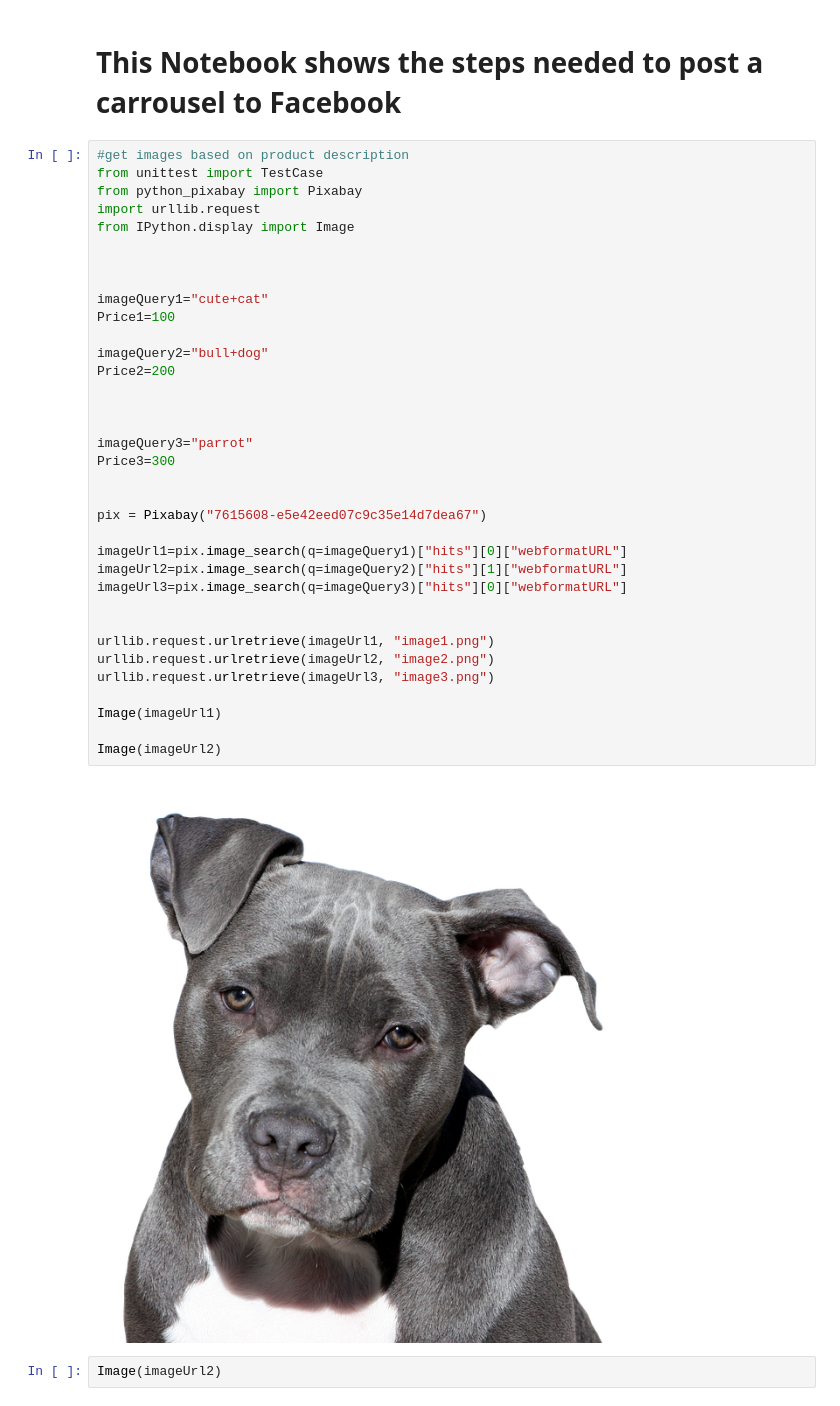
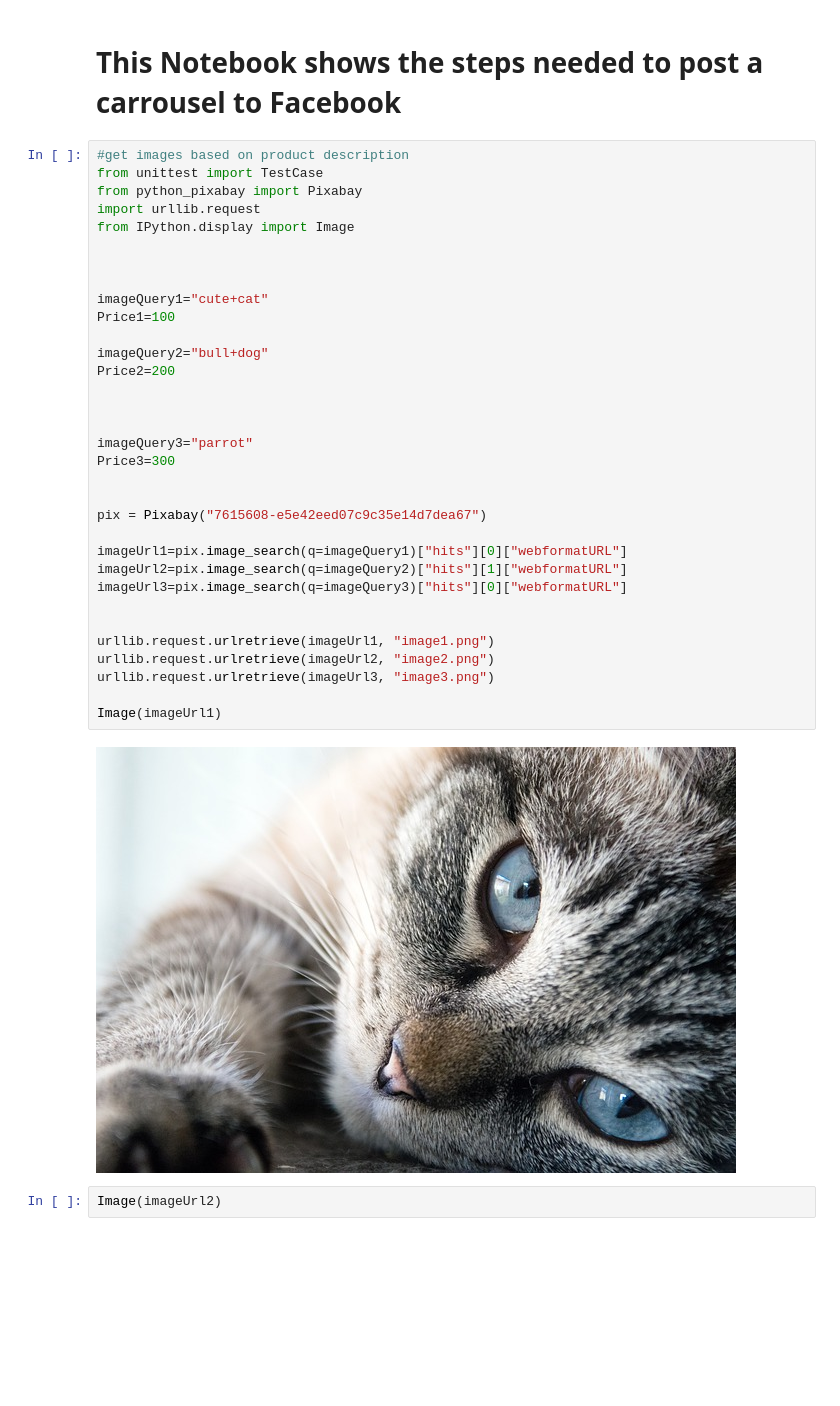
Before and after one commit to unifyingcloud/denunciabot, a Jupyter notebook: notebooks/FaebookPost_descuentosNinja_Workingversion.ipynb, the cells around one changed output. Cells and saved outputs as stored; diff of their text form; blank space fills up the shorter version.

```diff
--- a/notebooks/FaebookPost_descuentosNinja_Workingversion.ipynb
+++ b/notebooks/FaebookPost_descuentosNinja_Workingversion.ipynb
@@ -7,36 +7,34 @@ from python_pixabay import Pixabay
 import urllib.request
 from IPython.display import Image
 
 
 
 imageQuery1="cute+cat"
 Price1=100
 
 imageQuery2="bull+dog"
 Price2=200
 
 
 
 imageQuery3="parrot"
 Price3=300
 
 
 pix = Pixabay("7615608-e5e42eed07c9c35e14d7dea67")
 
 imageUrl1=pix.image_search(q=imageQuery1)["hits"][0]["webformatURL"]
 imageUrl2=pix.image_search(q=imageQuery2)["hits"][1]["webformatURL"]
 imageUrl3=pix.image_search(q=imageQuery3)["hits"][0]["webformatURL"]
 
 
 urllib.request.urlretrieve(imageUrl1, "image1.png")
 urllib.request.urlretrieve(imageUrl2, "image2.png")
 urllib.request.urlretrieve(imageUrl3, "image3.png")
 
 Image(imageUrl1)
-
-Image(imageUrl2)
 # %% [output]
-[figure, old version]
+[figure, new version]
 # %%
 Image(imageUrl2)
 # %% [output]
```
Also changed, not shown: parts of 1 cell of this notebook.
